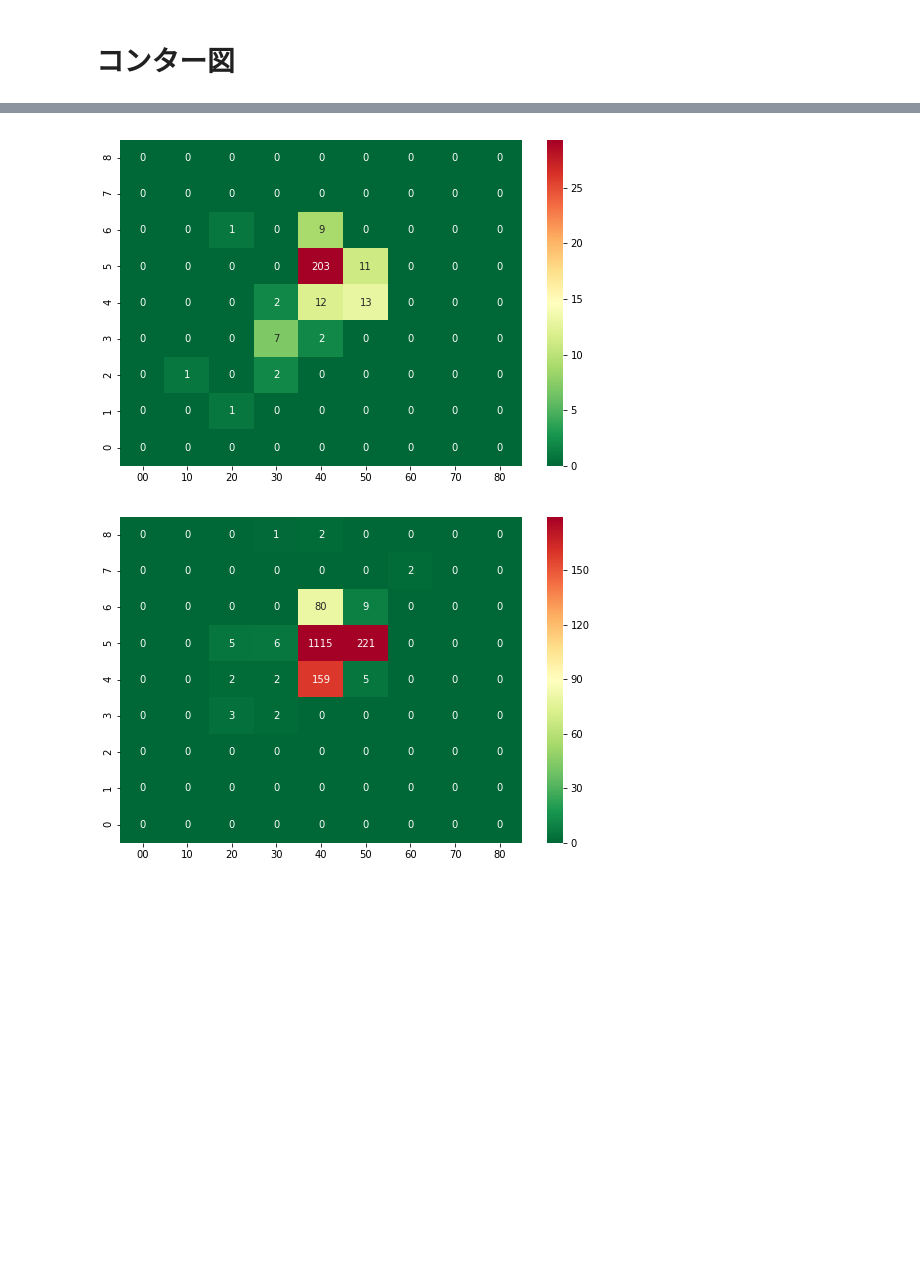
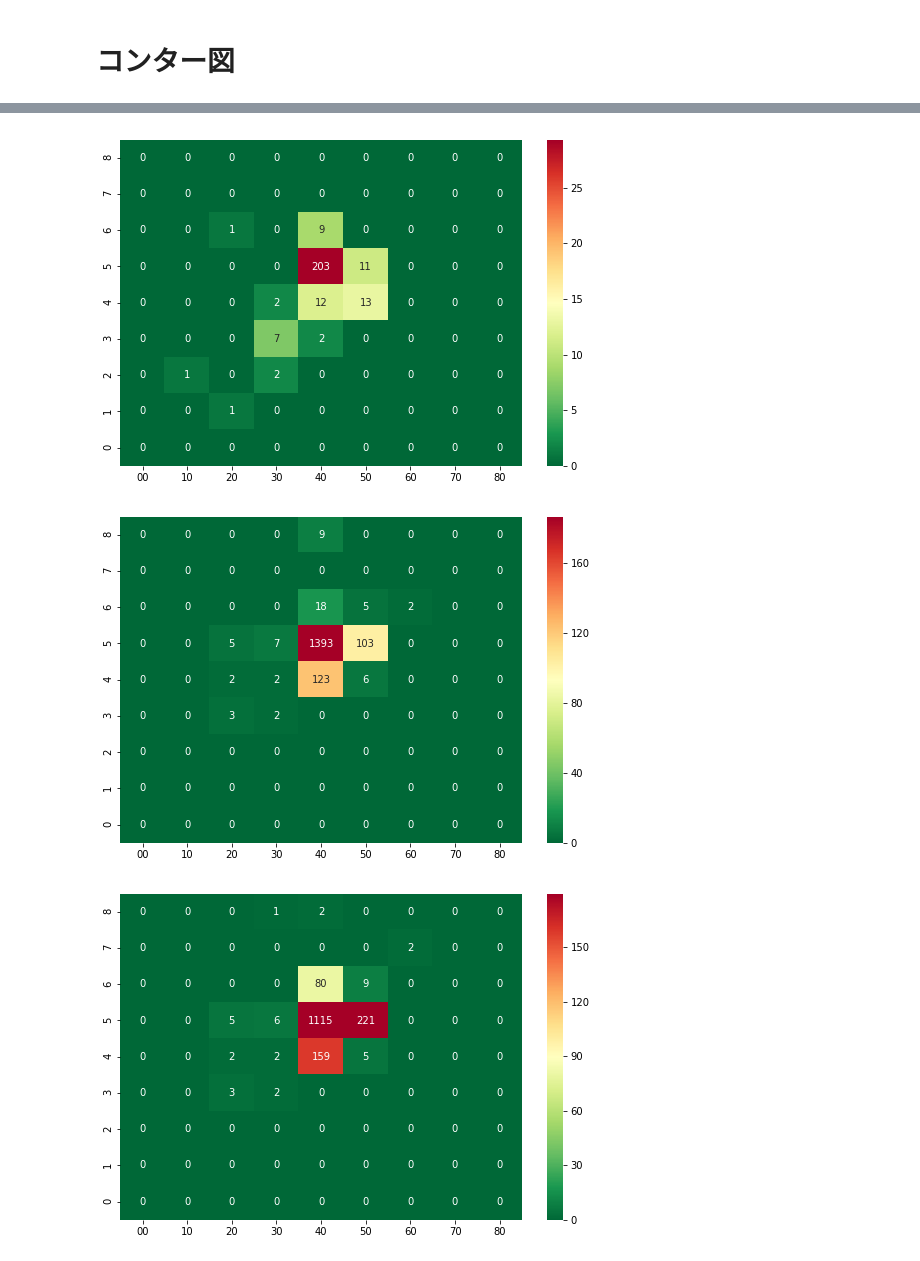
Before and after one commit to KessaPassa/jupyter, a Jupyter notebook: 20190331/correlation_for_next_move_area.ipynb, the cells around one changed output, grey strips where cells are left out. Drawn from its saved outputs; the diff is of its cells as text; code cells hidden in the pictures; blank space fills up the shorter version.

```diff
--- a/20190331/correlation_for_next_move_area.ipynb
+++ b/20190331/correlation_for_next_move_area.ipynb
@@ -94,7 +94,7 @@ def create_contour(df):
     sns.heatmap(df, annot=True, fmt='.０f', cmap='RdYlGn_r',
                vmax=df.sum().mean())
 # %%
-people = 'p20000'
+people = 'p30000'
 ratio = 'r4'
 seed = 's123'
 csv = 'mobile'
@@ -204,6 +198,8 @@ y =            2
 # ax = plt.subplot()
 # ax.set_xlim([-100, 100])
 # ax.set_ylim([-1000, 2000])
+mean_array = []
+
 import warnings
 warnings.filterwarnings('ignore')
 
@@ -217,7 +213,7 @@ for _area in area_list:
 #     plt.figure(figsize=(9,6), dpi=600)
 
     corr = np.corrcoef(trainX, trainY)[0,1]
-    if (np.isnan(corr) == False) and (trainX.mean().mean() > 0.5):
+    if (np.isnan(corr) == False) and (trainX.mean().mean() > 0.0001):
 
         plt.plot(trainX, trainY, 'o')
         order=2
@@ -225,7 +221,15 @@ for _area in area_list:
         z = np.polyfit(trainX, trainY, order)
         z = np.squeeze(z)
         p = np.poly1d(z)
-#         print('y = ', p)
-        print(_area, '相関 = ', corr)
-#         plt.savefig('{0}_mobile_include_id.png'.format(_area))
+    #         print('y = ', p)
+        if corr >= 0.7 :
+            mean = trainX.mean().mean()
+            mean_array.append(mean)
+            print(_area, '相関 = ', round(corr, 3), '各エリアの平均: ', round(mean, 3))
+    #         plt.savefig('{0}_mobile_include_id.png'.format(_area))
+
+mean = 0
+for i in mean_array:
+    mean += i
+print('平均: ', mean / len(mean_array))
 # %% [output]
@@ -244,9 +245,23 @@ def create_mobile_od_counter(area):
+# %%
+def create_all_counter(area):
+    df = csv_array[people][ratio][seed].copy()
+    mobile = df['mobile'][area].copy()
+    census = df['census'][area].copy()
+    od = df['od'][area].copy()
+
+    print(mobile.sum().sum())
+    print(census.sum().sum())
+    print(od.sum().sum())
+
+    create_contour(mobile)
+    create_contour(census)
+    create_contour(od)
 # %% [markdown]
 # コンター図
 # %%
 area = df_area_sum.iloc[0, 0]
 print('エリア: ' + area + '\n')
-create_mobile_od_counter(area)
+create_all_counter(area)
 # %% [output]
 エリア: 540
 
@@ -254,6 +270,7 @@ create_mobile_od_counter(area)
 1614.0
 [figure]
-[figure, old version]
+[figure, new version]
+[figure, added]
 # %%
 area = df_area_sum.iloc[1, 0]
 print('エリア: ' + area + '\n')
```
Also changed, not shown: parts of 9 cells of this notebook, 8 other files.
